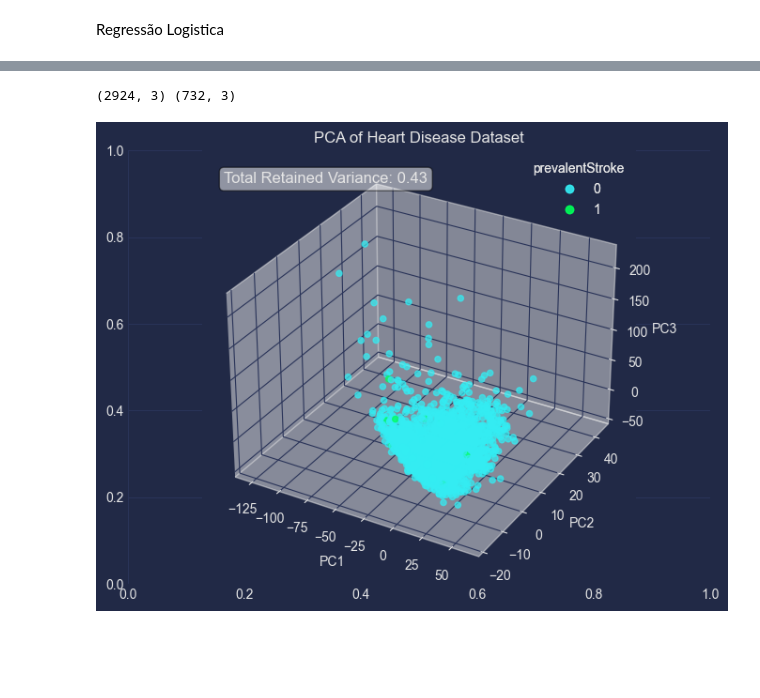
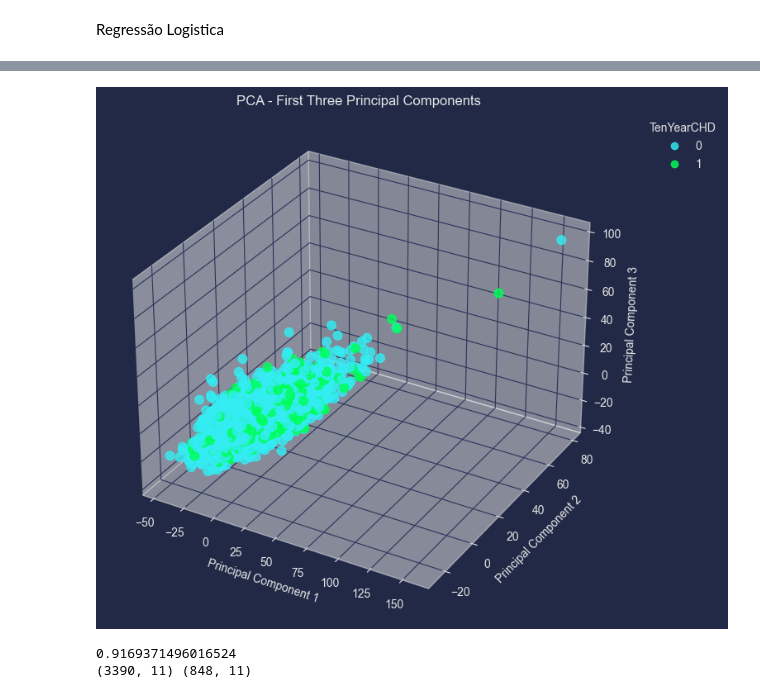
Before and after one commit to pedrohecsouza/rep_estudos, a Jupyter notebook: linear_algebra_notebooks/Regressão Logistica/reg.ipynb, the cells around one changed output, grey strips where cells are left out. Cells and saved outputs as stored; diff of their text form; code cells hidden in the pictures; blank space fills up the shorter version.

```diff
--- a/linear_algebra_notebooks/Regressão Logistica/reg.ipynb
+++ b/linear_algebra_notebooks/Regressão Logistica/reg.ipynb
@@ -57,37 +109,46 @@ test_data.describe()
 # %%
 from PCA import compute_pca,pca_transform
 from mpl_toolkits.mplot3d import Axes3D
 from matplotlib.colors import LinearSegmentedColormap
-
+predicted = "TenYearCHD"
 colormap = LinearSegmentedColormap.from_list("neon", palette, N= 100)
 
-exclude_target = sample.drop(columns=['TenYearCHD'])
-n = 3
+exclude_target = sample.drop(columns=[predicted])
+n = 12
 eigenvectors, eigenvalues = compute_pca(exclude_target.values, n_components=n)
 transformed_data = pca_transform(exclude_target.values, n_components=n)
 
 
-fig, ax = plt.subplots(figsize=(8, 6))
+
 # 3D scatter plot using the first three principal components
+fig = plt.figure(figsize=(10, 8))
 ax = fig.add_subplot(111, projection='3d')
-scatter = ax.scatter(transformed_data[:, 0], transformed_data[:, 1], transformed_data[:, 2],
-                     c=sample['TenYearCHD'], cmap=colormap, alpha=0.7)
-legend1 = ax.legend(*scatter.legend_elements(), title="TenYearCHD")
-ax.set_xlabel('PC1')
-ax.set_ylabel('PC2')
-ax.set_zlabel('PC3')
+scatter = ax.scatter(
+    transformed_data[:, 0],
+    transformed_data[:, 1],
+    transformed_data[:, 2],
+    c=sample[predicted],
+    cmap=colormap,
+    s=60,
+    alpha=0.8,
+)
+ax.set_title('PCA - First Three Principal Components')
+ax.set_xlabel('Principal Component 1')
+ax.set_ylabel('Principal Component 2')
+ax.set_zlabel('Principal Component 3')
+ax.legend(*scatter.legend_elements(), title=predicted, bbox_to_anchor=(1.05, 1), loc='upper left')
+plt.show()
+
 retained_variance = np.sum(eigenvalues) / len(sample.columns)
-
-ax.text2D(0.05, 0.95, f'Total Retained Variance: {retained_variance:.2f}', transform=ax.transAxes, fontsize=12, verticalalignment='top', bbox=dict(boxstyle="round", fc="w", alpha=0.5))
-ax.add_artist(legend1)
-ax.set_title('PCA of Heart Disease Dataset')
+print(retained_variance)
 #so, 9 features explain 80% of variance
 features_that_i_will_use = eigenvectors[:, :n]
 sample_reduced = np.dot(exclude_target.values, features_that_i_will_use)
-test_data_reduced = np.dot(test_data.drop(columns=['prevalentStroke']).values, features_that_i_will_use)
+test_data_reduced = np.dot(test_data.drop(columns=[predicted]).values, features_that_i_will_use)
 print(sample_reduced.shape, test_data_reduced.shape)
 # %% [output]
+[figure, new version]
-(2924, 3) (732, 3)
+0.9169371496016524
+(3390, 11) (848, 11)
-[figure, old version]
 # %%
 # Results with Sklearn, but i want to code it from scratch later
```
Also changed, not shown: parts of 4 cells of this notebook, 5 other files.
